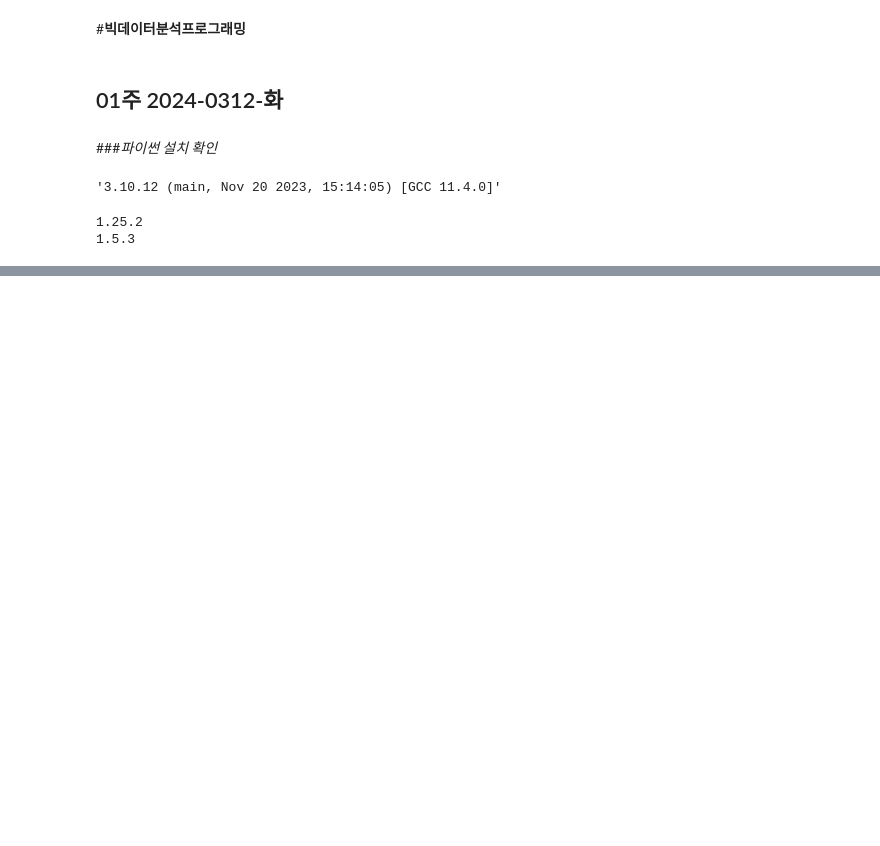
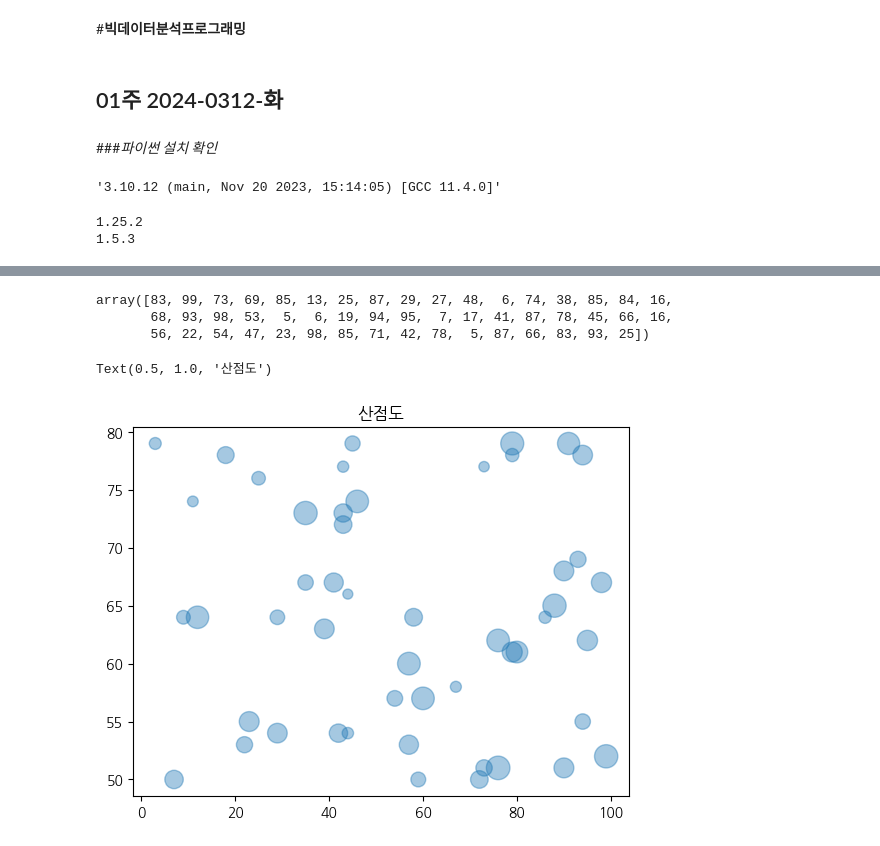
Before and after one commit to secons127/2024-1-my-BDA, a Jupyter notebook: inclass/01w_240312_tue_bigdata_basic.ipynb, the cells around one changed output, grey strips where cells are left out. Cells and saved outputs as stored; diff of their text form; code cells hidden in the pictures; blank space fills up the shorter version.

```diff
--- a/inclass/01w_240312_tue_bigdata_basic.ipynb
+++ b/inclass/01w_240312_tue_bigdata_basic.ipynb
@@ -22,0 +65,17 @@ print(pd.__version__)
+# %%
+x= np.random.randint(1,100,50)
+x
+# %% [output]
+array([83, 99, 73, 69, 85, 13, 25, 87, 29, 27, 48,  6, 74, 38, 85, 84, 16,
+       68, 93, 98, 53,  5,  6, 19, 94, 95,  7, 17, 41, 87, 78, 45, 66, 16,
+       56, 22, 54, 47, 23, 98, 85, 71, 42, 78,  5, 87, 66, 83, 93, 25])
+# %%
+x= np.random.randint(1,100,50)
+y= np.random.randint(50,80,50)
+s= np.random.randint(50,300,50)
+
+plt.scatter(x,y, s=s, alpha=.4)
+plt.title('산점도')
+# %% [output]
+Text(0.5, 1.0, '산점도')
+[figure, added]
```
Also changed, not shown: parts of 6 cells of this notebook.
